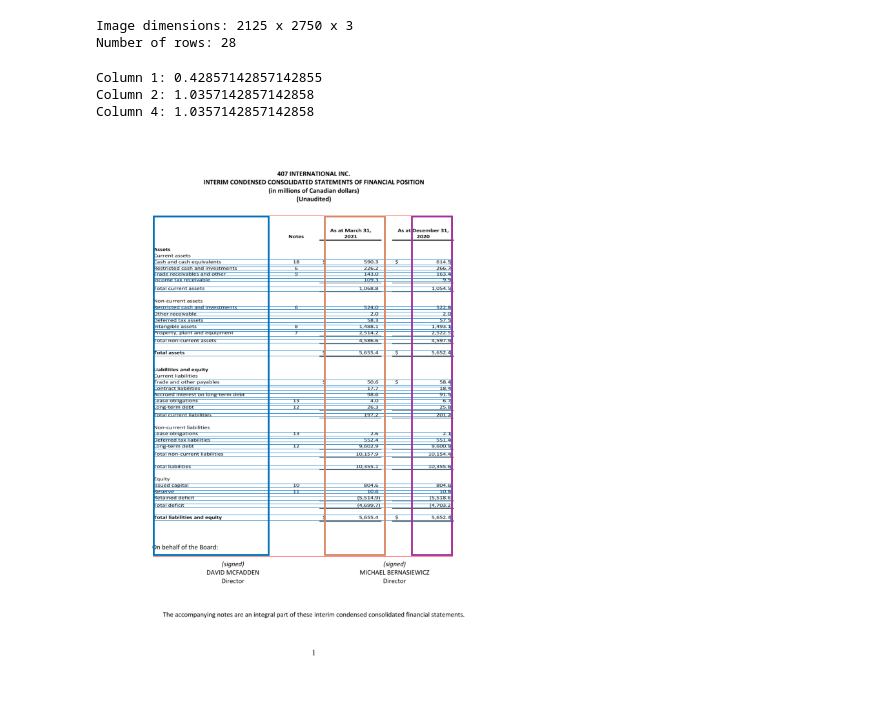
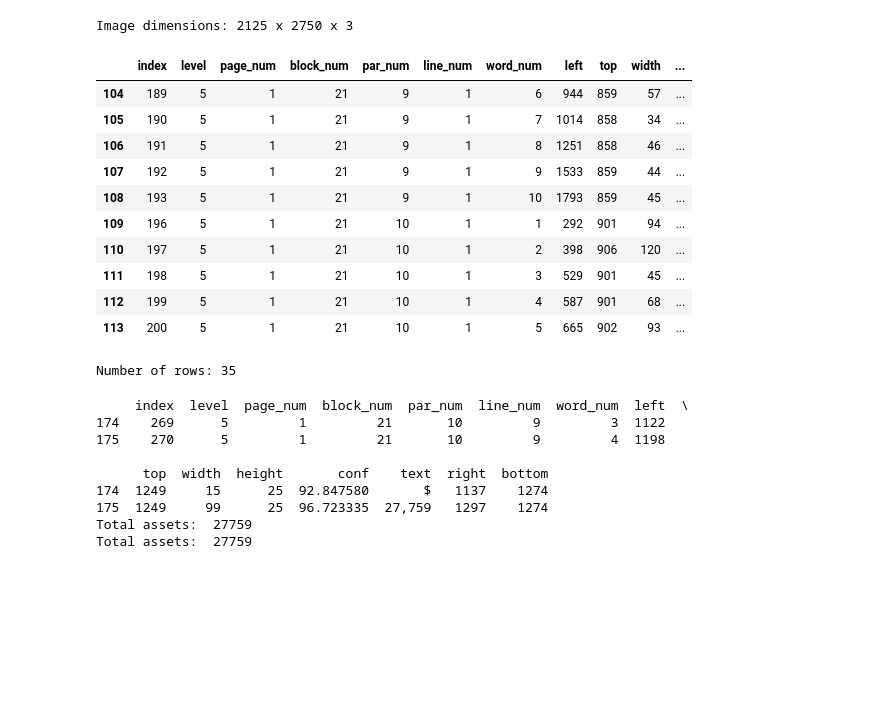
Before and after one commit to laubryan/FP-Robospreader, a Jupyter notebook: prototype.ipynb, the cells around one changed output. Cells and saved outputs as stored; diff of their text form; code cells hidden in the pictures; blank space fills up the shorter version.

```diff
--- a/prototype.ipynb
+++ b/prototype.ipynb
@@ -669,10 +574,10 @@ def segment_table(binarized_image):
 import fitz # This is actually PyMuPDF
 
 # Specify financial statement filename
-statement_filename, page_index = "../statements/407 International - March 31 2021.pdf", 1
-# statement_filename, page_index = "../statements/Air Canada - December 31 2019.pdf", 6
+# statement_filename, page_index = "../statements/407 International - March 31 2021.pdf", 1
+statement_filename, page_index = "../statements/Air Canada - December 31 2019.pdf", 6
 # statement_filename, page_index = "../statements/BCE - Financial Report - 2020-2022.pdf", 82
-# statement_filename, page_index = "../statements/Better Life Pharama Inc - Jan 31 Oct 31 2022.pdf", 2
+# statement_filename, page_index = "../statements/Better Life Pharma Inc - Jan 31 Oct 31 2022.pdf", 2
 # statement_filename, page_index = "../statements/NextGen Food Robotics Corp - 2022-04-30 - 2023-01-31..pdf", 2
 # statement_filename, page_index = "../statements/Rogers - Q1-2020.pdf", 3
 # statement_filename, page_index = "../statements/Starbucks - Annual Report - 2020.pdf", 53
@@ -683,35 +588,52 @@ statement_doc = fitz.open(statement_filename)
 statement_page = statement_doc[page_index].get_pixmap(dpi=250)
 
 # Convert PDF page to image
 page_pixmap = statement_page #s[page_index]
 page_image = Image.frombytes("RGB", [page_pixmap.width, page_pixmap.height], page_pixmap.samples)
 
 # Parse image dimensions
 page_width = page_image.width
 page_height = page_image.height
 page_depth = 3
 
 # Binarize image
 binarized_array = global_adaptive_thresholding(page_image, page_height, page_width, page_depth)
 
 # Display image
 binarized_image = Image.fromarray(binarized_array).convert("RGB")
 
 # Segment table
 table_location = segment_table(binarized_image)
 
 # Display image
 # display_ratio = page_image.width / 500
 # display_size = (int(page_image.width / display_ratio), int(page_image.height / display_ratio))
 # display_image = page_image.resize(display_size)
 # display(display_image)
 
 # Process page image
 validation_data = process_image(page_image)
+#display(validation_data)
 # %% [output]
 Image dimensions: 2125 x 2750 x 3
-Number of rows: 28
+|  | index | level | page_num | block_num | par_num | line_num | word_num | left | top | width | ... |
+| 104 | 189 | 5 | 1 | 21 | 9 | 1 | 6 | 944 | 859 | 57 | ... |
+| 105 | 190 | 5 | 1 | 21 | 9 | 1 | 7 | 1014 | 858 | 34 | ... |
+| 106 | 191 | 5 | 1 | 21 | 9 | 1 | 8 | 1251 | 858 | 46 | ... |
+| 107 | 192 | 5 | 1 | 21 | 9 | 1 | 9 | 1533 | 859 | 44 | ... |
+| 108 | 193 | 5 | 1 | 21 | 9 | 1 | 10 | 1793 | 859 | 45 | ... |
+| 109 | 196 | 5 | 1 | 21 | 10 | 1 | 1 | 292 | 901 | 94 | ... |
+| 110 | 197 | 5 | 1 | 21 | 10 | 1 | 2 | 398 | 906 | 120 | ... |
+| 111 | 198 | 5 | 1 | 21 | 10 | 1 | 3 | 529 | 901 | 45 | ... |
+| 112 | 199 | 5 | 1 | 21 | 10 | 1 | 4 | 587 | 901 | 68 | ... |
+| 113 | 200 | 5 | 1 | 21 | 10 | 1 | 5 | 665 | 902 | 93 | ... |
-Column 1: 0.42857142857142855
-Column 2: 1.0357142857142858
-Column 4: 1.0357142857142858
+Number of rows: 35
-[figure, removed]
+     index  level  page_num  block_num  par_num  line_num  word_num  left  \
+174    269      5         1         21       10         9         3  1122
+175    270      5         1         21       10         9         4  1198
+
+      top  width  height       conf    text  right  bottom
+174  1249     15      25  92.847580       $   1137    1274
+175  1249     99      25  96.723335  27,759   1297    1274
+Total assets:  27759
+Total assets:  27759
```
Also changed, not shown: parts of 1 cell of this notebook, 5 other files.
